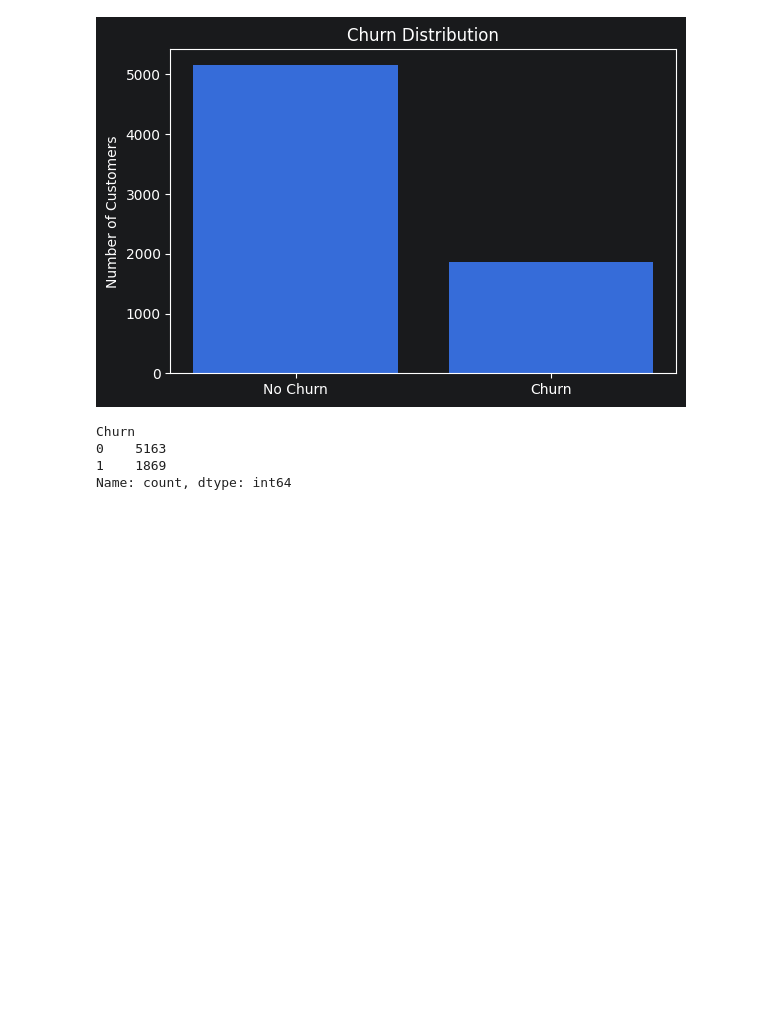
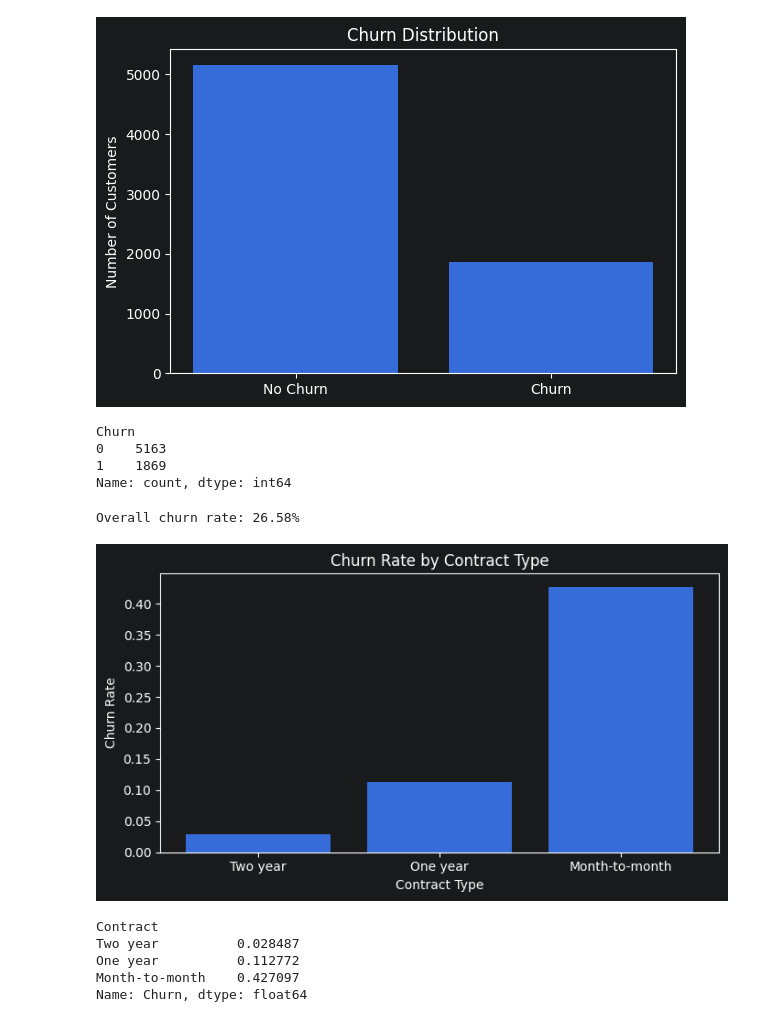
Before and after one commit to yuceltan/Telco-Customer-Churn, a Jupyter notebook: telcoNotebook.ipynb, the cells around one changed output. Drawn from its saved outputs; the diff is of its cells as text; code cells hidden in the pictures; blank space fills up the shorter version.

```diff
--- a/telcoNotebook.ipynb
+++ b/telcoNotebook.ipynb
@@ -207,3 +207,27 @@ Churn
 0    5163
 1    1869
 Name: count, dtype: int64
+# %%
+churn_rate = df_clean["Churn"].mean()
+print(f"Overall churn rate: {churn_rate:.2%}")
+# %% [output]
+Overall churn rate: 26.58%
+# %%
+contract_churn = df_clean.groupby("Contract")["Churn"].mean().sort_values()
+
+plt.figure(figsize=(7, 4))
+plt.bar(contract_churn.index, contract_churn.values)
+plt.title("Churn Rate by Contract Type")
+plt.ylabel("Churn Rate")
+plt.xlabel("Contract Type")
+plt.tight_layout()
+plt.show()
+
+contract_churn
+# %% [output]
+[figure, added]
+Contract
+Two year          0.028487
+One year          0.112772
+Month-to-month    0.427097
+Name: Churn, dtype: float64
```
Also changed, not shown: parts of 15 cells of this notebook.
